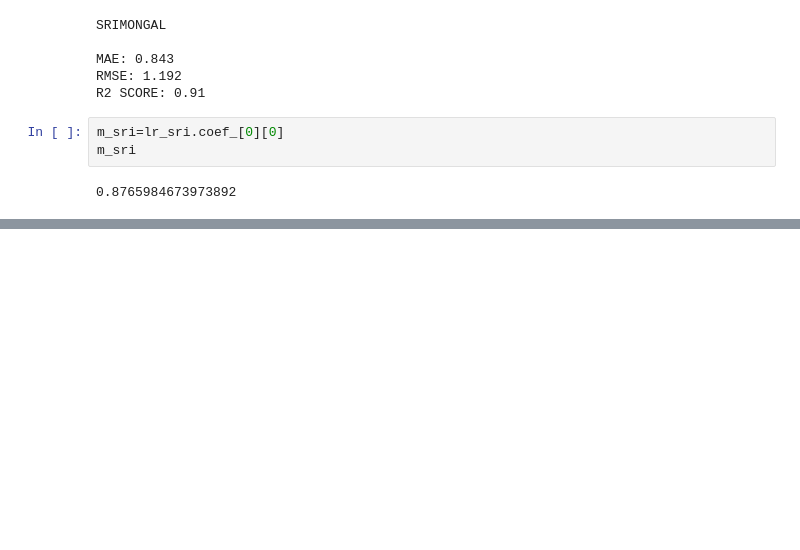
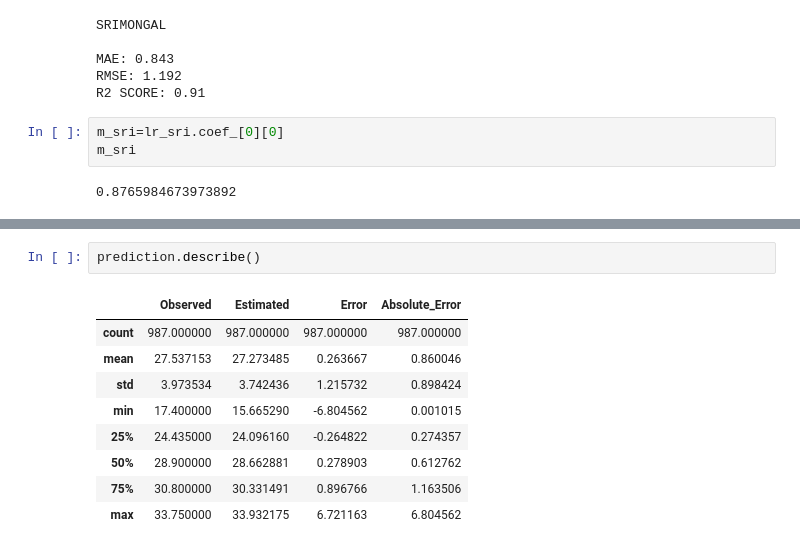
Before and after one commit to AhmShakib/conference-goal, a Jupyter notebook: Conference-LinearRegression-10cm.ipynb, the cells around one changed output, grey strips where cells are left out. Saved outputs shown, nothing was run; the diff lists cells and outputs as text; blank space fills up the shorter version.

```diff
--- a/Conference-LinearRegression-10cm.ipynb
+++ b/Conference-LinearRegression-10cm.ipynb
@@ -506,3 +519,15 @@ c_sri
+# %%
+prediction.describe()
+# %% [output]
+|  | Observed | Estimated | Error | Absolute_Error |
+| count | 987.000000 | 987.000000 | 987.000000 | 987.000000 |
+| mean | 27.537153 | 27.273485 | 0.263667 | 0.860046 |
+| std | 3.973534 | 3.742436 | 1.215732 | 0.898424 |
+| min | 17.400000 | 15.665290 | -6.804562 | 0.001015 |
+| 25% | 24.435000 | 24.096160 | -0.264822 | 0.274357 |
+| 50% | 28.900000 | 28.662881 | 0.278903 | 0.612762 |
+| 75% | 30.800000 | 30.331491 | 0.896766 | 1.163506 |
+| max | 33.750000 | 33.932175 | 6.721163 | 6.804562 |
 # %%
 
 plt.figure(figsize=(4,4))
```
Also changed, not shown: parts of 24 cells of this notebook, 2 other files.
